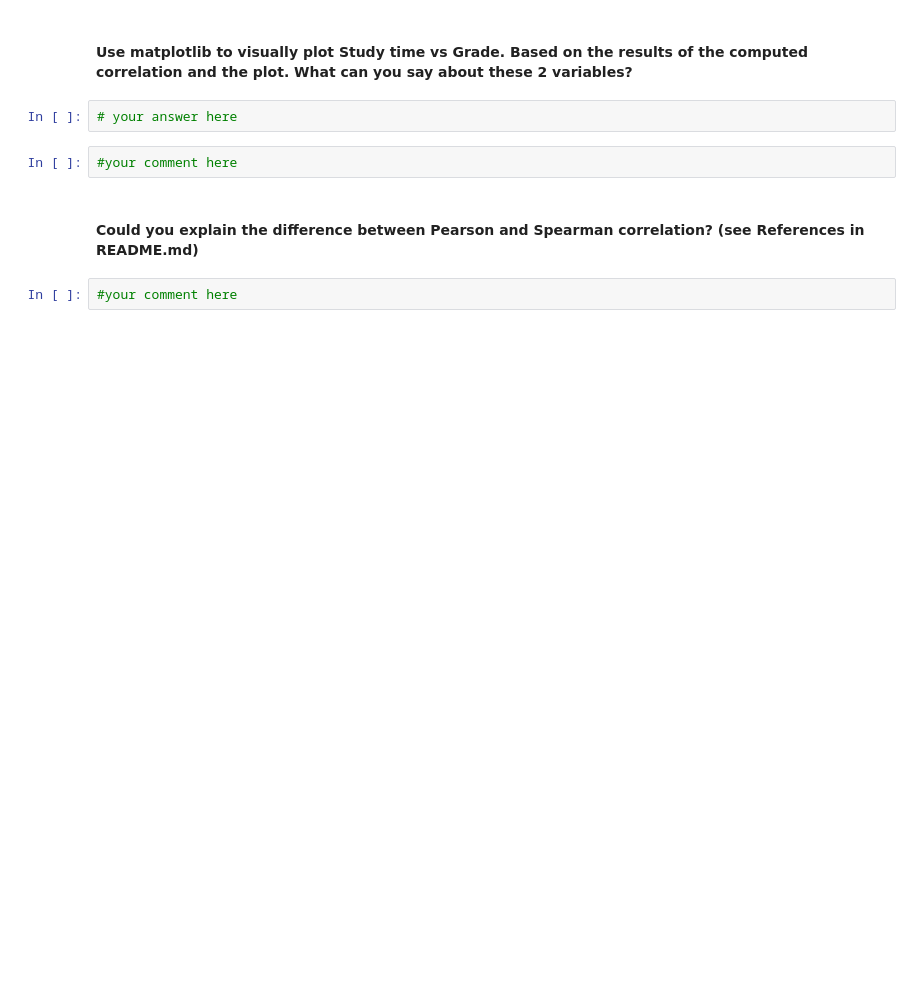
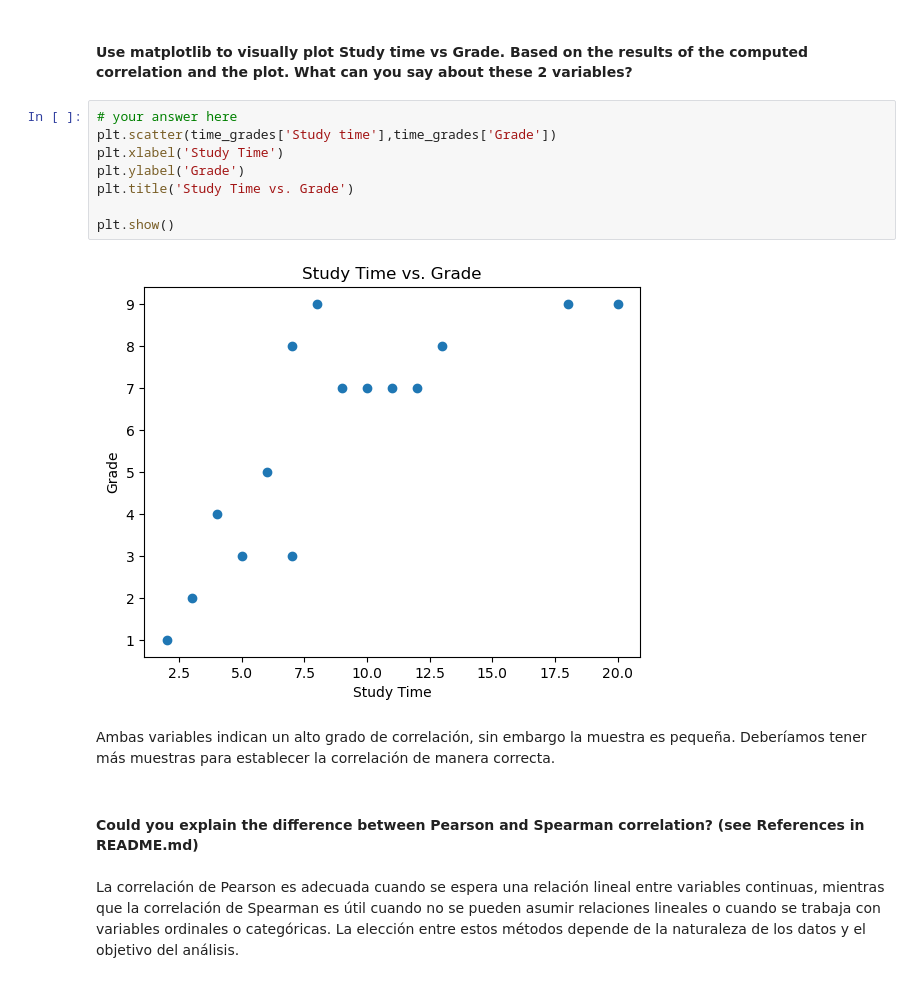
Before and after one commit to Ironhack-Data-Madrid-Octubre-2023/5.1-lab_pivot_table_and_correlation, a Jupyter notebook: your_code/main.ipynb, the cells around one changed output. Drawn from its saved outputs; the diff is of its cells as text; blank space fills up the shorter version.

```diff
--- a/your_code/main.ipynb
+++ b/your_code/main.ipynb
@@ -426,10 +441,18 @@ time_grades.head(5)
 # %% [markdown]
 #### Use matplotlib to visually plot Study time vs Grade. Based on the results of the computed correlation and the plot. What can you say about these 2 variables?
-# %%
-# your answer here
-# %%
-#your comment here
+# %%
+# your answer here
+plt.scatter(time_grades['Study time'],time_grades['Grade'])
+plt.xlabel('Study Time')
+plt.ylabel('Grade')
+plt.title('Study Time vs. Grade')
+
+plt.show()
+# %% [output]
+[figure, added]
+# %% [markdown]
+Ambas variables indican un alto grado de correlación, sin embargo la muestra es pequeña. Deberíamos tener más muestras para establecer la correlación de manera correcta.
 # %% [markdown]
 #### Could you explain the difference between Pearson and Spearman correlation? (see References in README.md)
-# %%
-#your comment here
+# %% [markdown]
+La correlación de Pearson es adecuada cuando se espera una relación lineal entre variables continuas, mientras que la correlación de Spearman es útil cuando no se pueden asumir relaciones lineales o cuando se trabaja con variables ordinales o categóricas. La elección entre estos métodos depende de la naturaleza de los datos y el objetivo del análisis.
```
Also changed, not shown: parts of 4 cells of this notebook.
